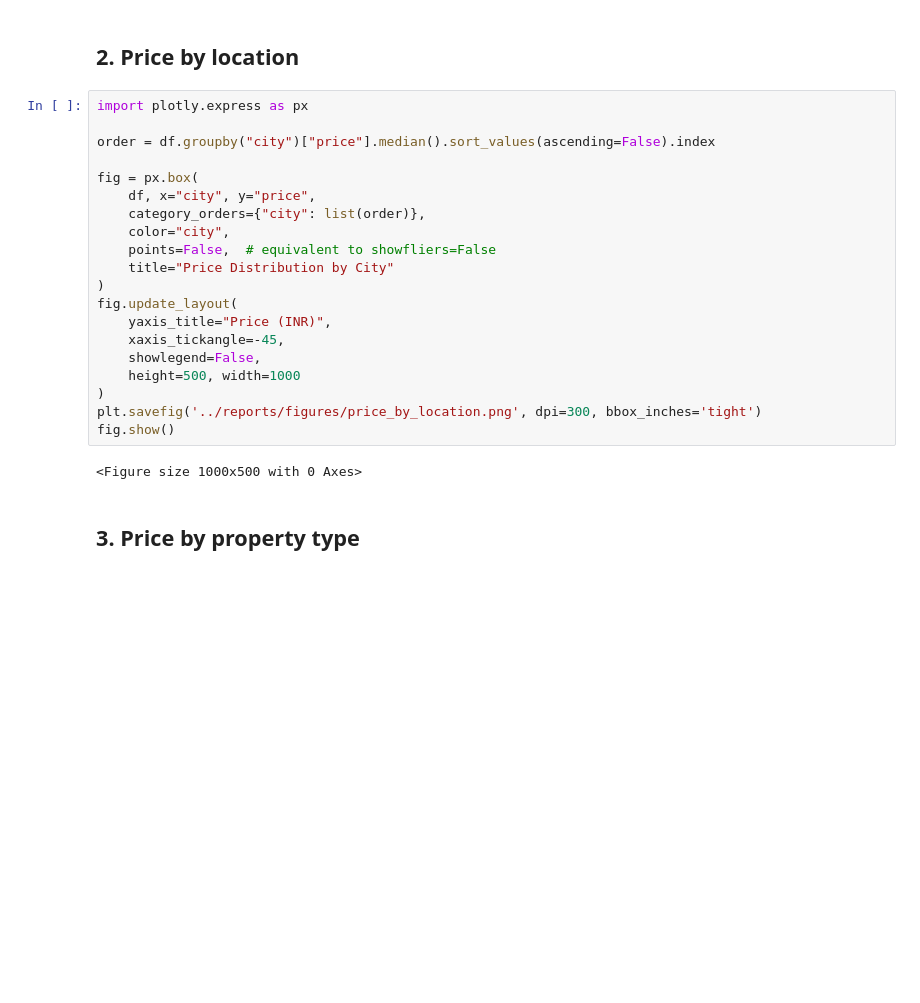
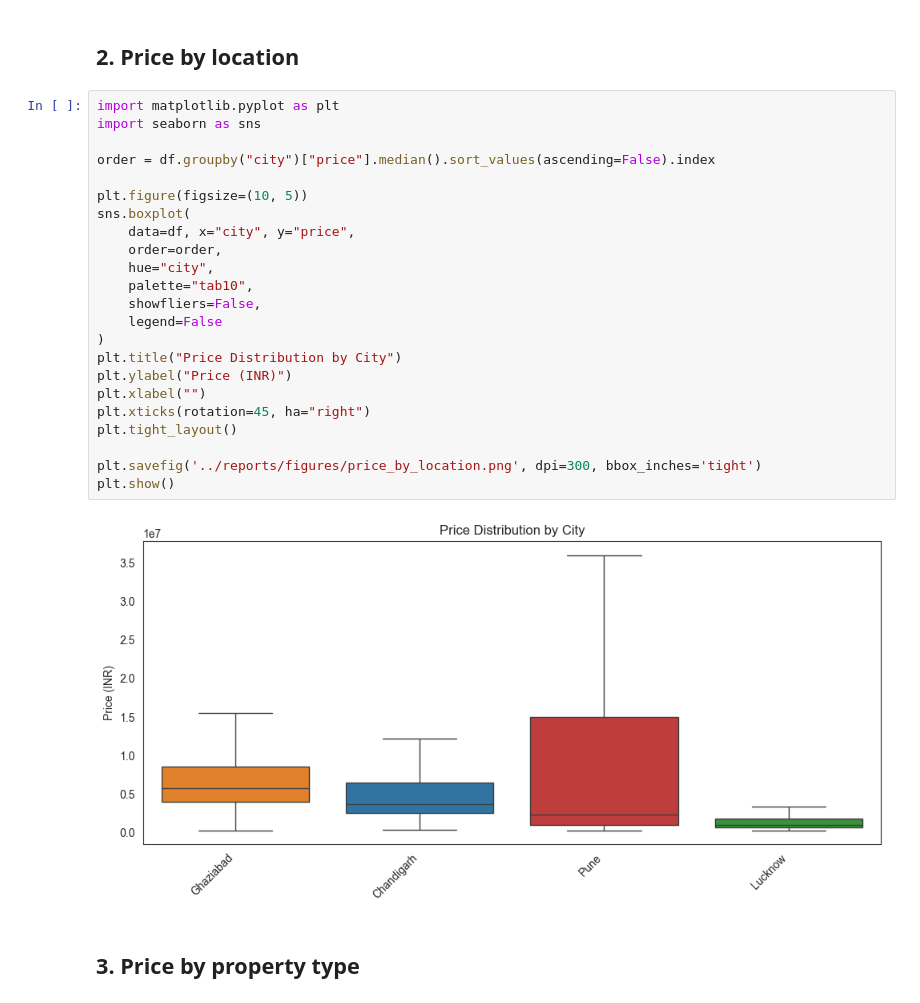
Before and after one commit to vishesh1603/real-estate-prediction, a Jupyter notebook: notebooks/03_EDA_visualization.ipynb, the cells around one changed output. Drawn from its saved outputs; the diff is of its cells as text; blank space fills up the shorter version.

Commit message:
changed to plot from figures

```diff
--- a/notebooks/03_EDA_visualization.ipynb
+++ b/notebooks/03_EDA_visualization.ipynb
@@ -27,27 +27,30 @@ plt.show()
 # %% [markdown]
 ## 2. Price by location
 # %%
-import plotly.express as px
+import matplotlib.pyplot as plt
+import seaborn as sns
 
 order = df.groupby("city")["price"].median().sort_values(ascending=False).index
 
-fig = px.box(
-    df, x="city", y="price",
-    category_orders={"city": list(order)},
-    color="city",
-    points=False,  # equivalent to showfliers=False
-    title="Price Distribution by City"
+plt.figure(figsize=(10, 5))
+sns.boxplot(
+    data=df, x="city", y="price",
+    order=order,
+    hue="city",
+    palette="tab10",
+    showfliers=False,
+    legend=False
 )
-fig.update_layout(
-    yaxis_title="Price (INR)",
-    xaxis_tickangle=-45,
-    showlegend=False,
-    height=500, width=1000
-)
+plt.title("Price Distribution by City")
+plt.ylabel("Price (INR)")
+plt.xlabel("")
+plt.xticks(rotation=45, ha="right")
+plt.tight_layout()
+
 plt.savefig('../reports/figures/price_by_location.png', dpi=300, bbox_inches='tight')
-fig.show()
+plt.show()
 # %% [output]
-<Figure size 1000x500 with 0 Axes>
+[figure, added]
 # %% [markdown]
 ## 3. Price by property type
 # %%
```
Also changed, not shown: parts of 1 cell of this notebook, 2 other files.
